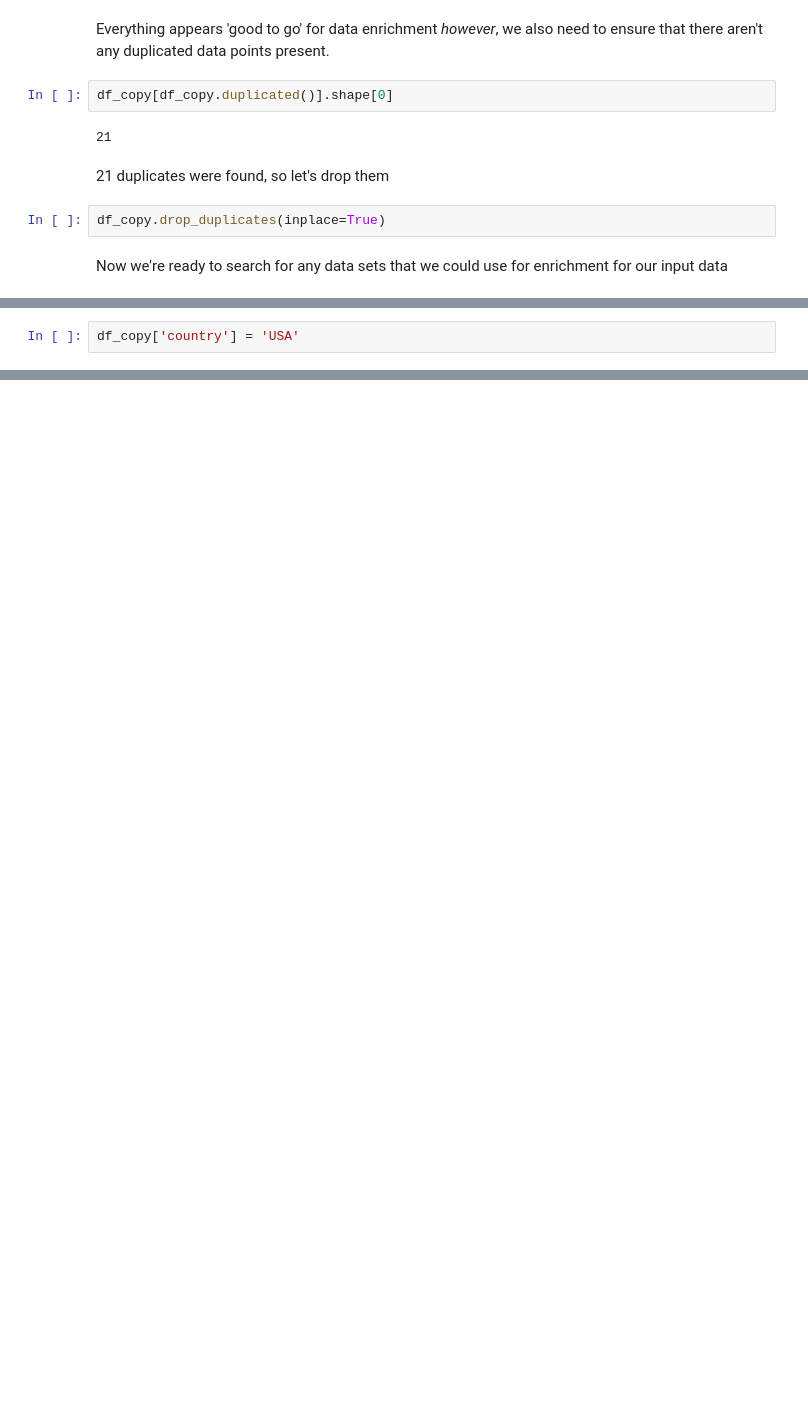
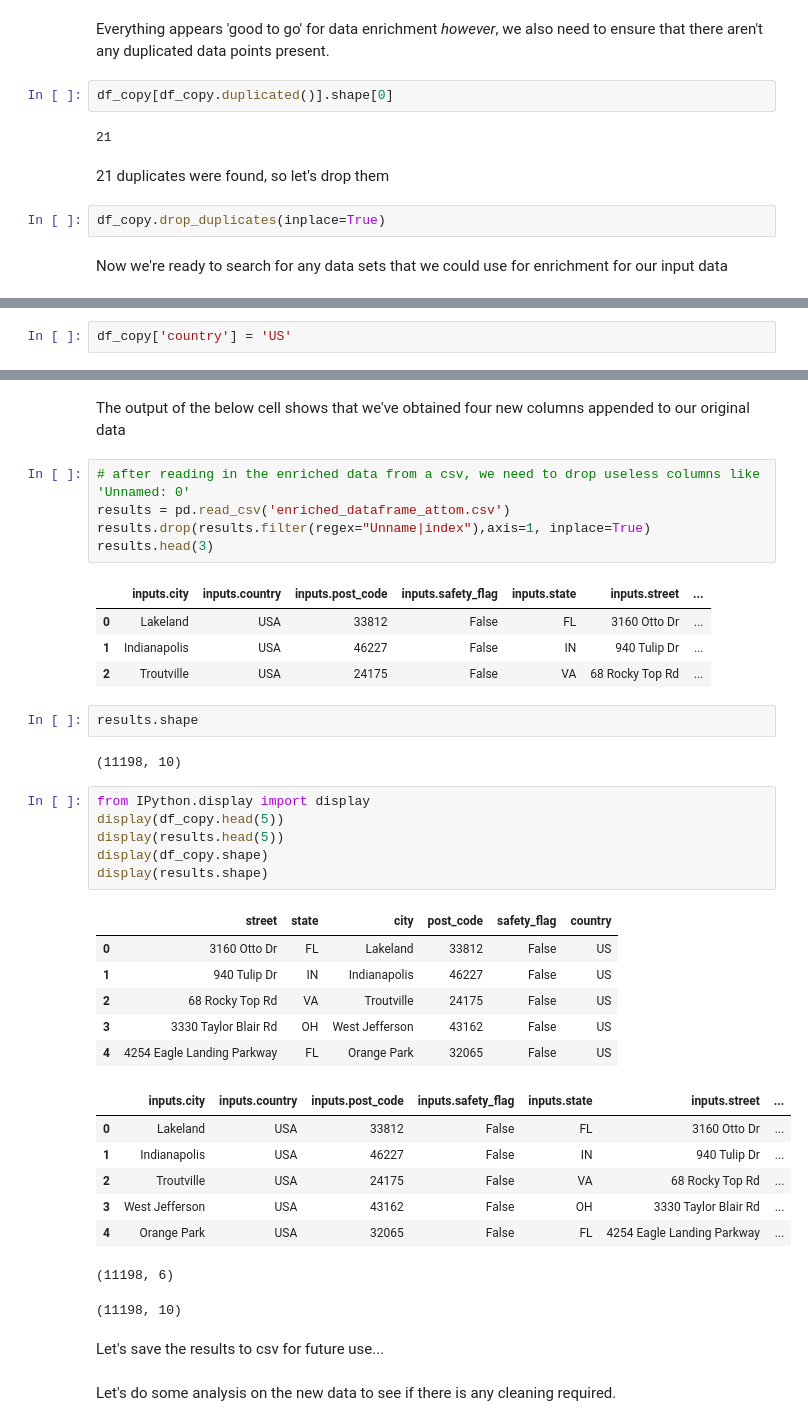
Before and after one commit to JohnnyTeutonic/DE-Code-Challenge-Jonathan, a Jupyter notebook: demystdata-challenge.ipynb, the cells around one changed output, grey strips where cells are left out. Cells and saved outputs as stored; diff of their text form; blank space fills up the shorter version.

```diff
--- a/demystdata-challenge.ipynb
+++ b/demystdata-challenge.ipynb
@@ -243,6 +224,6 @@ We can infer that the 'country' column can be set to 'USA', as the output from r
 So let's add that column to the sanitised dataframe.
 # %%
-df_copy['country'] = 'USA'
+df_copy['country'] = 'US'
 # %%
 analytics.search(df_copy)
 # %% [output]
@@ -307,0 +255,41 @@ __init__() missing 1 required positional argument: 'config'
+# %% [markdown]
+The output of the below cell shows that we've obtained four new columns appended to our original data
+# %%
+# after reading in the enriched data from a csv, we need to drop useless columns like 'Unnamed: 0'
+results = pd.read_csv('enriched_dataframe_attom.csv')
+results.drop(results.filter(regex="Unname|index"),axis=1, inplace=True)
+results.head(3)
+# %% [output]
+|  | inputs.city | inputs.country | inputs.post_code | inputs.safety_flag | inputs.state | inputs.street | ... |
+| 0 | Lakeland | USA | 33812 | False | FL | 3160 Otto Dr | ... |
+| 1 | Indianapolis | USA | 46227 | False | IN | 940 Tulip Dr | ... |
+| 2 | Troutville | USA | 24175 | False | VA | 68 Rocky Top Rd | ... |
+# %%
+results.shape
+# %% [output]
+(11198, 10)
+# %%
+from IPython.display import display
+display(df_copy.head(5))
+display(results.head(5))
+display(df_copy.shape)
+display(results.shape)
+# %% [output]
+|  | street | state | city | post_code | safety_flag | country |
+| 0 | 3160 Otto Dr | FL | Lakeland | 33812 | False | US |
+| 1 | 940 Tulip Dr | IN | Indianapolis | 46227 | False | US |
+| 2 | 68 Rocky Top Rd | VA | Troutville | 24175 | False | US |
+| 3 | 3330 Taylor Blair Rd | OH | West Jefferson | 43162 | False | US |
+| 4 | 4254 Eagle Landing Parkway | FL | Orange Park | 32065 | False | US |
+|  | inputs.city | inputs.country | inputs.post_code | inputs.safety_flag | inputs.state | inputs.street | ... |
+| 0 | Lakeland | USA | 33812 | False | FL | 3160 Otto Dr | ... |
+| 1 | Indianapolis | USA | 46227 | False | IN | 940 Tulip Dr | ... |
+| 2 | Troutville | USA | 24175 | False | VA | 68 Rocky Top Rd | ... |
+| 3 | West Jefferson | USA | 43162 | False | OH | 3330 Taylor Blair Rd | ... |
+| 4 | Orange Park | USA | 32065 | False | FL | 4254 Eagle Landing Parkway | ... |
+(11198, 6)
+(11198, 10)
+# %% [markdown]
+Let's save the results to csv for future use...
+# %% [markdown]
+Let's do some analysis on the new data to see if there is any cleaning required.
```
Also changed, not shown: parts of 89 cells of this notebook.
